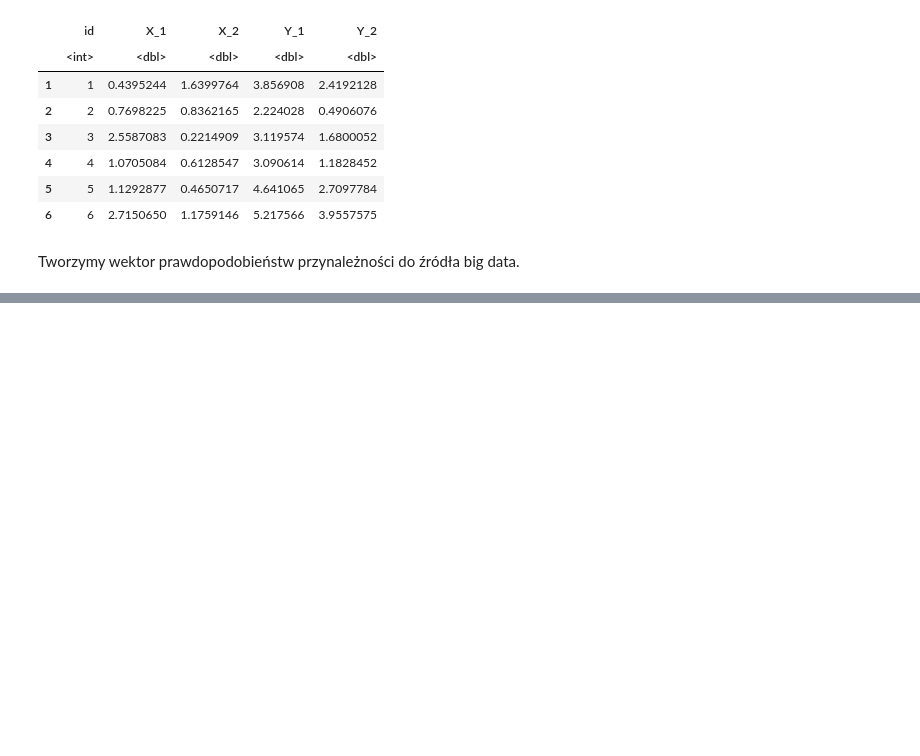
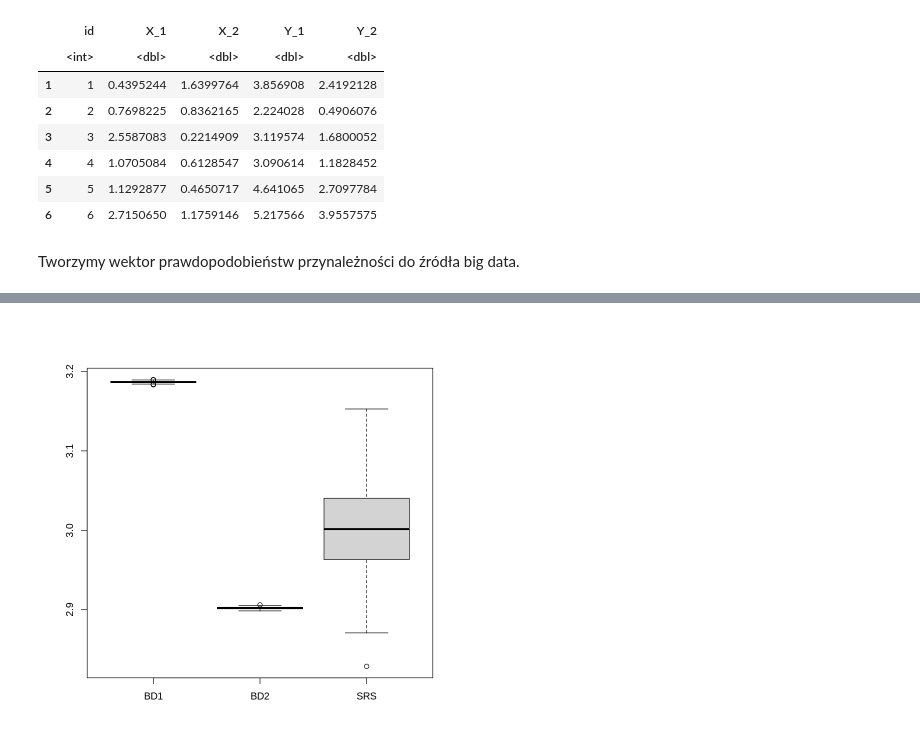
Before and after one commit to DepartmentOfStatisticsPUE/bi-2021, a Jupyter notebook: materialy-wyklady/bi_2021_03_15.ipynb, the cells around one changed output, grey strips where cells are left out. Saved outputs shown, nothing was run; the diff lists cells and outputs as text; code cells hidden in the pictures; blank space fills up the shorter version.

```diff
--- a/materialy-wyklady/bi_2021_03_15.ipynb
+++ b/materialy-wyklady/bi_2021_03_15.ipynb
@@ -65,0 +95,22 @@ populacja  big_data
+# %%
+wyniki <- list()
+
+for (i in 1:500) {
+  set.seed(i)
+  ## próbę nielosową
+  populacja$delta_1 <- rbinom(n = N, prob = populacja$p_1, size = 1) ## rozkład Bernoulliego
+  populacja$delta_2 <- rbinom(n = N, prob = populacja$p_2, size = 1)
+
+  ## próbę losową
+  n <- 1000
+  sample_ind <- sample(1:nrow(populacja), n)
+  populacja$ind <- as.integer(populacja$id %in% sample_ind)
+
+  wyniki[[i]] <- data.frame("BD1" = mean(populacja$Y_1[populacja$delta_1 == 1]),
+                            "BD2" = mean(populacja$Y_1[populacja$delta_2 == 1]),
+                            "SRS" = mean(populacja$Y_1[populacja$ind == 1]))
+
+}
+# %%
+wyniki_df <- do.call("rbind", wyniki)
+head(wyniki_df)
@@ -65,0 +127,4 @@ populacja  big_data
+# %%
+boxplot(wyniki_df)
+# %% [output]
+[figure, added]
```
Also changed, not shown: parts of 10 cells of this notebook.
